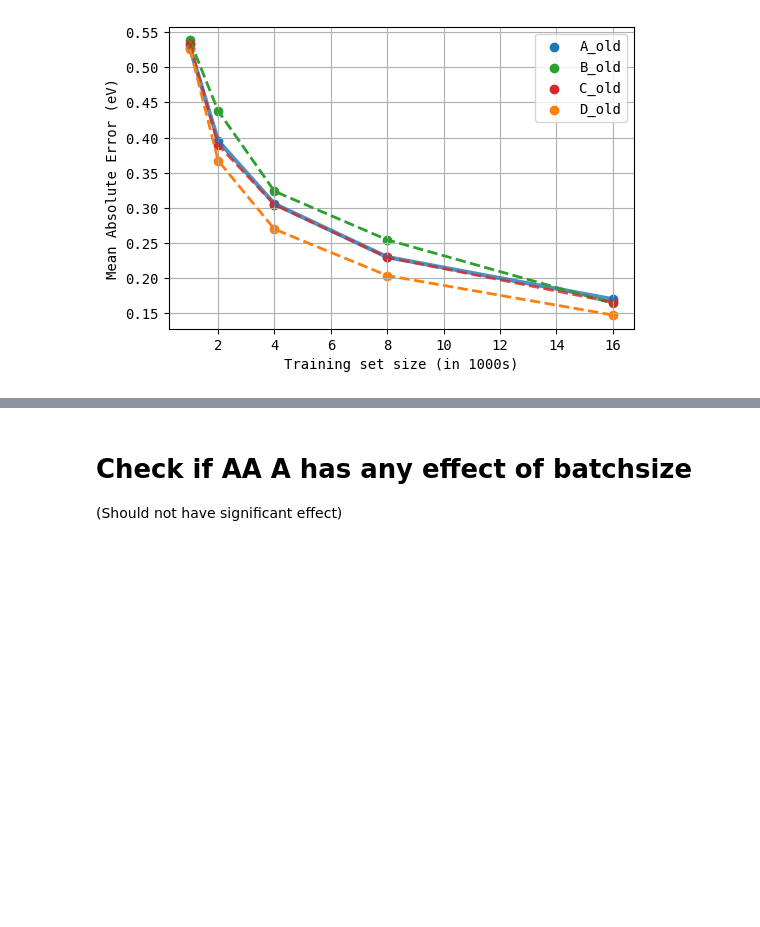
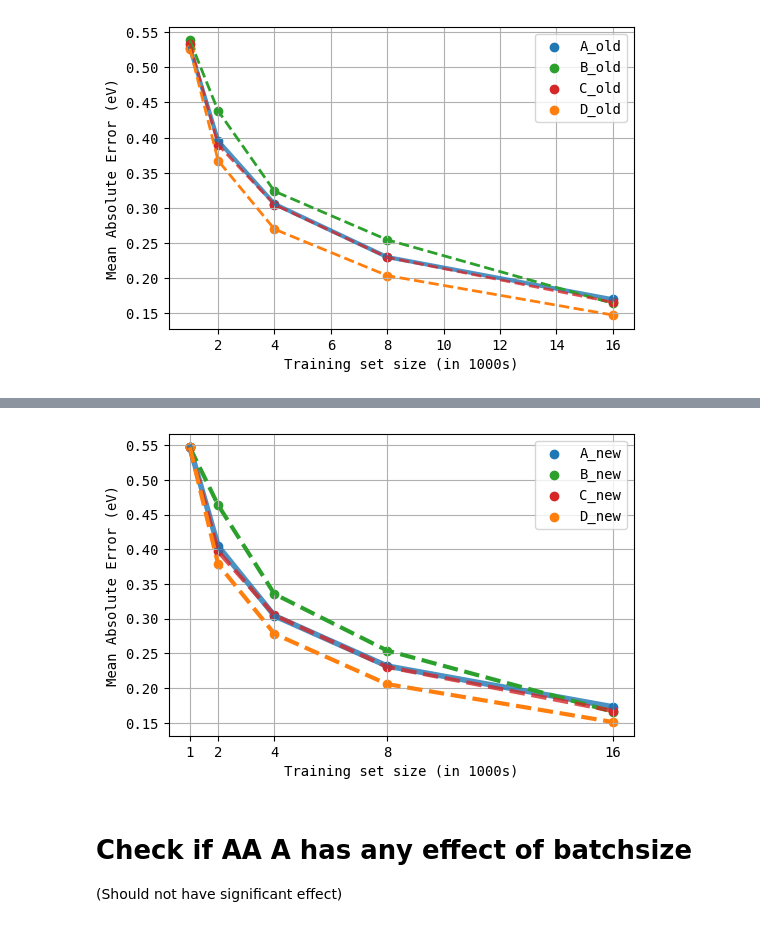
Before and after one commit to kunalghosh/Multi_Fidelity_Prediction_GP, a Jupyter notebook: mfgp/task1_new/puhti_runs/MakePlots.ipynb, the cells around one changed output, grey strips where cells are left out. Saved outputs shown, nothing was run; the diff lists cells and outputs as text; code cells hidden in the pictures; blank space fills up the shorter version.

```diff
--- a/mfgp/task1_new/puhti_runs/MakePlots.ipynb
+++ b/mfgp/task1_new/puhti_runs/MakePlots.ipynb
@@ -593,3 +676,56 @@ plot_abcd(list_of_paths, list_of_labels)
+# %%
+def plot_abcd(lop,lol):
+    """
+    lop: list of paths (as strings)
+    lol: list of labels to be displayed on the plot
+    """
+    a = pd.read_csv(lop[0])# ; a = a[:-1]
+    b = pd.read_csv(lop[1])
+    c = pd.read_csv(lop[2])
+    d = pd.read_csv(lop[3])# ; d = d[:-1]
+
+    set_mpl_params_meeting(matplotlib)
+    # set_mpl_params(matplotlib)
+    labs, labels = get_labels()
+
+    lines = {"linewidth": 4}
+    matplotlib.rc('lines', **lines)
+    a_x = a.train_size.to_numpy() // 1000
+    plt.plot(a_x, a.mean_vals, color="tab:blue", alpha=0.8)
+    plt.scatter(a_x, a.mean_vals, color="tab:blue", label=lol[0])
+
+    lines = {"linewidth": 3}
+    matplotlib.rc('lines', **lines)
+
+    b_x = b.train_size.to_numpy() // 1000
+    plt.plot(b_x, b.mean_vals.to_numpy(), "--", color="tab:green")
+    plt.scatter(b_x, b.mean_vals.to_numpy(), color="tab:green", label=lol[1])
+
+    c_x = c.train_size.to_numpy() // 1000
+    plt.plot(c_x, c.mean_vals.to_numpy(), "--", color="tab:red", alpha=0.8)
+    plt.scatter(c_x, c.mean_vals.to_numpy(), color="tab:red", label=lol[2])
+
+    d_x = d.train_size.to_numpy() // 1000
+    plt.plot(d_x, d.mean_vals, "--", color="tab:orange")
+    plt.scatter(d_x, d.mean_vals, color="tab:orange", label=lol[3])
+
+    xticks = np.sort(np.unique(np.concatenate([a_x, b_x, c_x, d_x])))
+    plt.xticks(xticks)
+    #plt.xscale("linear")
+    plt.legend()
+    plt.xlabel("Training set size (in 1000s)")
+    plt.ylabel("Mean Absolute Error (eV)")
+    plt.grid()
+
+list_of_paths = ["csv_files/old_csvs/Active_learning_results - AA_A_EXP.csv",
+                 "csv_files/old_csvs/Active_learning_results - AA_B_EXP.csv",
+                 "csv_files/old_csvs/Active_learning_results - AA_C_EXP.csv",
+                 "csv_files/old_csvs/Active_learning_results - AA_D_EXP.csv"]
+list_of_labels = ["A_new","B_new","C_new","D_new"]
+
+plot_abcd(list_of_paths, list_of_labels)
+# %% [output]
+[figure, added]
 # %% [markdown]
 # Check if AA A has any effect of batchsize
 (Should not have significant effect)
```
Also changed, not shown: parts of 20 cells of this notebook, 2 other files.
